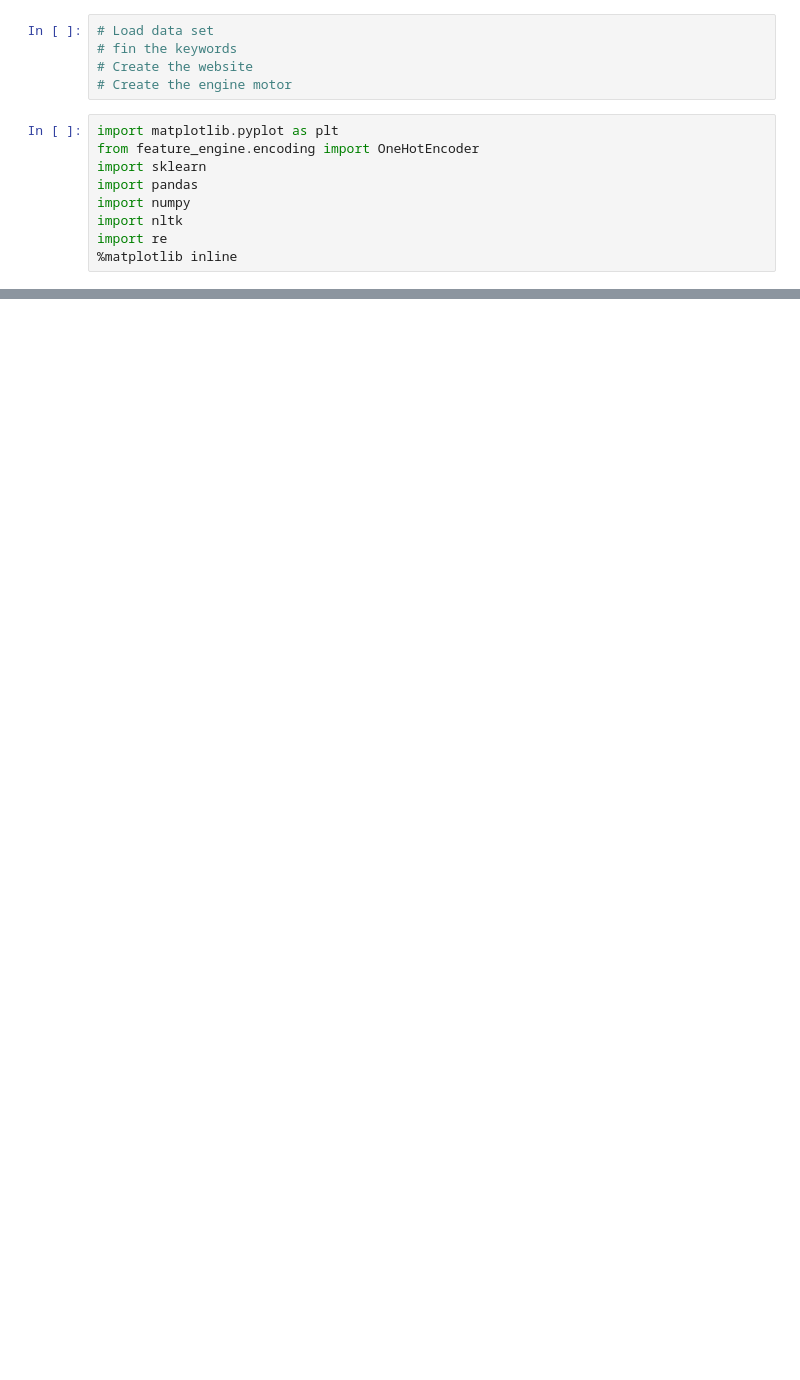
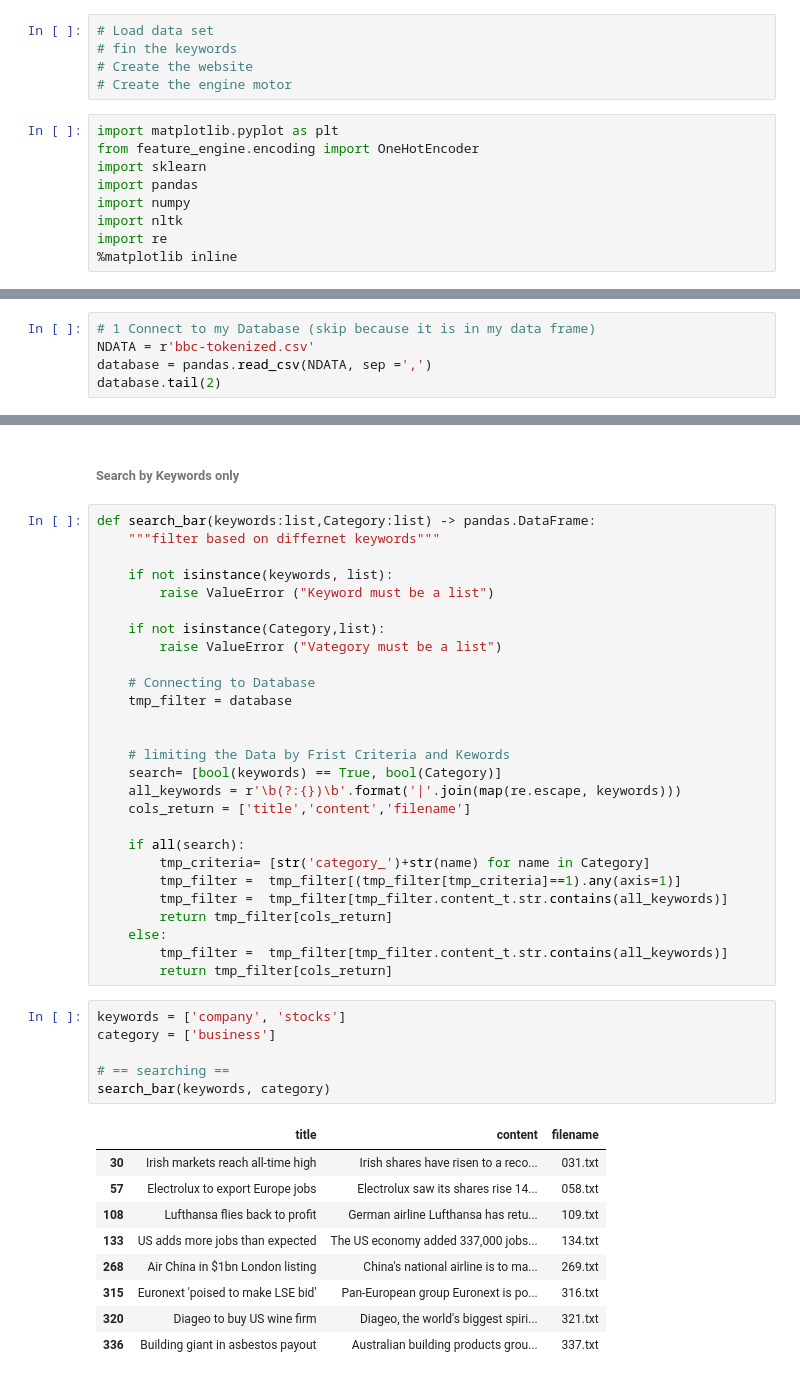
Before and after one commit to raudez77/search_engine, a Jupyter notebook: Search Engine.ipynb, the cells around one changed output, grey strips where cells are left out. Saved outputs shown, nothing was run; the diff lists cells and outputs as text; blank space fills up the shorter version.

Commit message:
Search Engine V2

```diff
--- a/Search Engine.ipynb
+++ b/Search Engine.ipynb
@@ -176,0 +140,5 @@ without_stopwords
+# %%
+# 1 Connect to my Database (skip because it is in my data frame)
+NDATA = r'bbc-tokenized.csv'
+database = pandas.read_csv(NDATA, sep =',')
+database.tail(2)
@@ -176,0 +149,45 @@ without_stopwords
+# %% [markdown]
+###### Search by Keywords only
+# %%
+def search_bar(keywords:list,Category:list) -> pandas.DataFrame:
+    """filter based on differnet keywords"""
+
+    if not isinstance(keywords, list):
+        raise ValueError ("Keyword must be a list")
+
+    if not isinstance(Category,list):
+        raise ValueError ("Vategory must be a list")
+
+    # Connecting to Database
+    tmp_filter = database
+
+
+    # limiting the Data by Frist Criteria and Kewords
+    search= [bool(keywords) == True, bool(Category)]
+    all_keywords = r'\b(?:{})\b'.format('|'.join(map(re.escape, keywords)))
+    cols_return = ['title','content','filename']
+
+    if all(search):
+        tmp_criteria= [str('category_')+str(name) for name in Category]
+        tmp_filter =  tmp_filter[(tmp_filter[tmp_criteria]==1).any(axis=1)]
+        tmp_filter =  tmp_filter[tmp_filter.content_t.str.contains(all_keywords)]
+        return tmp_filter[cols_return]
+    else:
+        tmp_filter =  tmp_filter[tmp_filter.content_t.str.contains(all_keywords)]
+        return tmp_filter[cols_return]
+# %%
+keywords = ['company', 'stocks']
+category = ['business']
+
+# == searching ==
+search_bar(keywords, category)
+# %% [output]
+|  | title | content | filename |
+| 30 | Irish markets reach all-time high | Irish shares have risen to a reco... | 031.txt |
+| 57 | Electrolux to export Europe jobs | Electrolux saw its shares rise 14... | 058.txt |
+| 108 | Lufthansa flies back to profit | German airline Lufthansa has retu... | 109.txt |
+| 133 | US adds more jobs than expected | The US economy added 337,000 jobs... | 134.txt |
+| 268 | Air China in $1bn London listing | China's national airline is to ma... | 269.txt |
+| 315 | Euronext 'poised to make LSE bid' | Pan-European group Euronext is po... | 316.txt |
+| 320 | Diageo to buy US wine firm | Diageo, the world's biggest spiri... | 321.txt |
+| 336 | Building giant in asbestos payout | Australian building products grou... | 337.txt |
```
Also changed, not shown: parts of 25 cells of this notebook, 1 other file.
